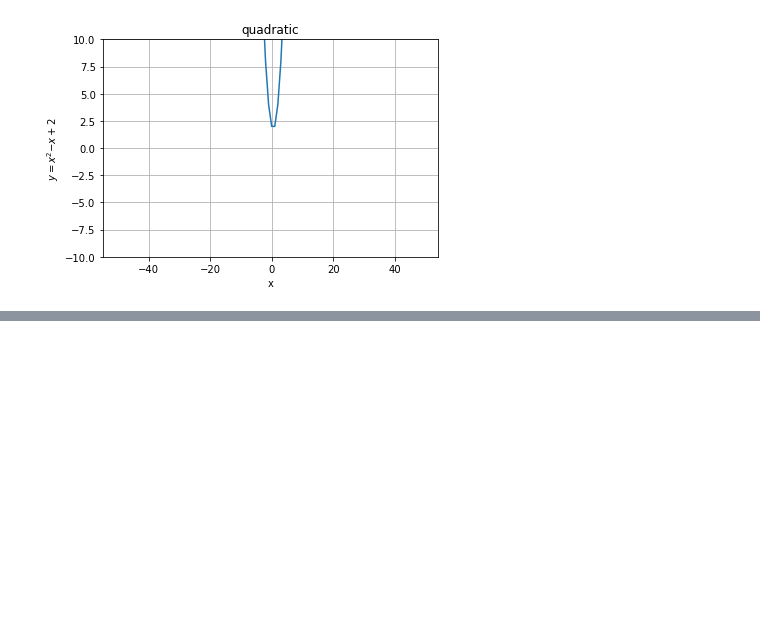
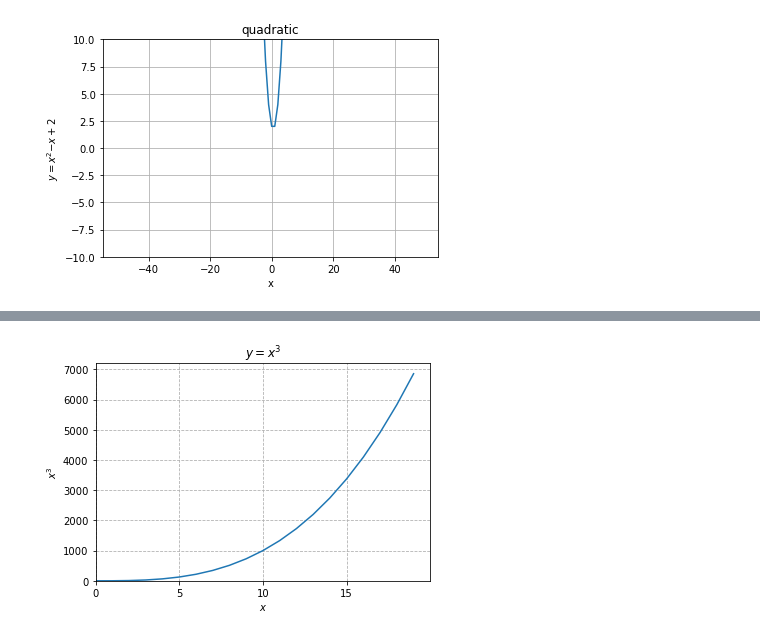
Before and after one commit to tim-keriazes/numpy-pandas-visualization-exercises, a Jupyter notebook: matplotlib_exercises.ipynb, the cells around one changed output, grey strips where cells are left out. Saved outputs shown, nothing was run; the diff lists cells and outputs as text; code cells hidden in the pictures; blank space fills up the shorter version.

```diff
--- a/matplotlib_exercises.ipynb
+++ b/matplotlib_exercises.ipynb
@@ -72,13 +75,19 @@ ValueError: math domain error
 # %%
-plt.figure(figsize=(8,6))
-x = np.linspace(-10,10,100)
-y = cubed= x**3
+# generate data
+x2 = range(0,20)
+y2 = [n**3 for n in x2]
 
+#plot data
+plt.plot(x2,y2)
 
-plt.subplot(x2,y2)
-plt.title('cubed')
-plt.grid(ls='-')
-plt.ylim(-10,10)
-plt.xlabel('x')
-plt.ylabel('y=x^3')
+#customize the chart
+plt.title('$ y = x^3$')
+plt.xlabel('$x$')
+plt.ylabel('$x^3$')
+plt.xticks(range(0,20,5))
+plt.xlim(0,20)
+plt.ylim(0)
+plt.grid(True, ls = '--');
+# %% [output]
+[figure, added]
 # %%
```
Also changed, not shown: parts of 6 cells of this notebook.
